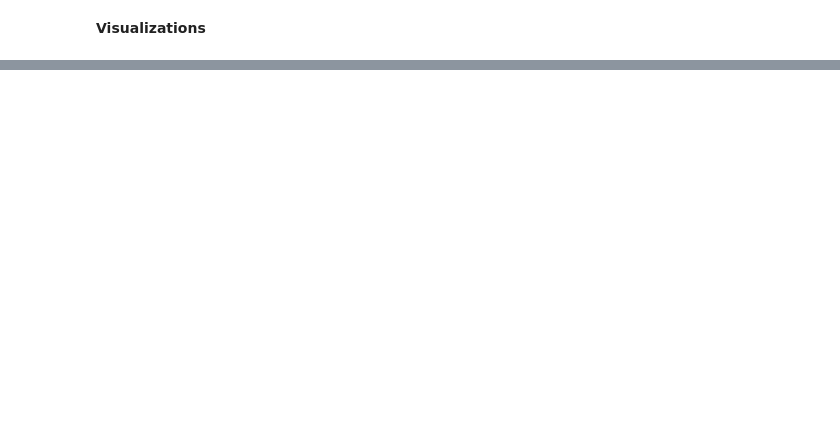
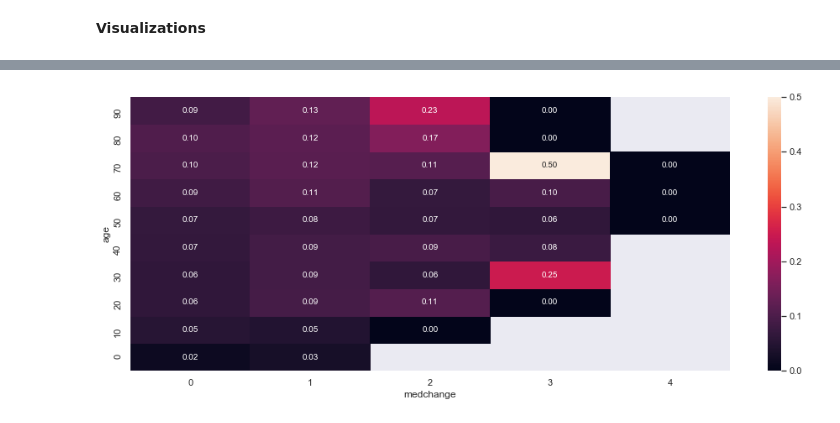
Before and after one commit to garywheeler24/ds-1-project, a Jupyter notebook: module_1_project.ipynb, the cells around one changed output, grey strips where cells are left out. Drawn from its saved outputs; the diff is of its cells as text; code cells hidden in the pictures; blank space fills up the shorter version.

```diff
--- a/module_1_project.ipynb
+++ b/module_1_project.ipynb
@@ -175,0 +219,8 @@ df = df
+# %%
+plt.figure(figsize=(16, 6))
+
+
+data = df.pivot_table(index='age', columns='medchange', values='readmitted')
+sns.heatmap(data, annot=True, fmt=".2f").invert_yaxis();
+# %% [output]
+[figure, added]
```
Also changed, not shown: parts of 30 cells of this notebook.
